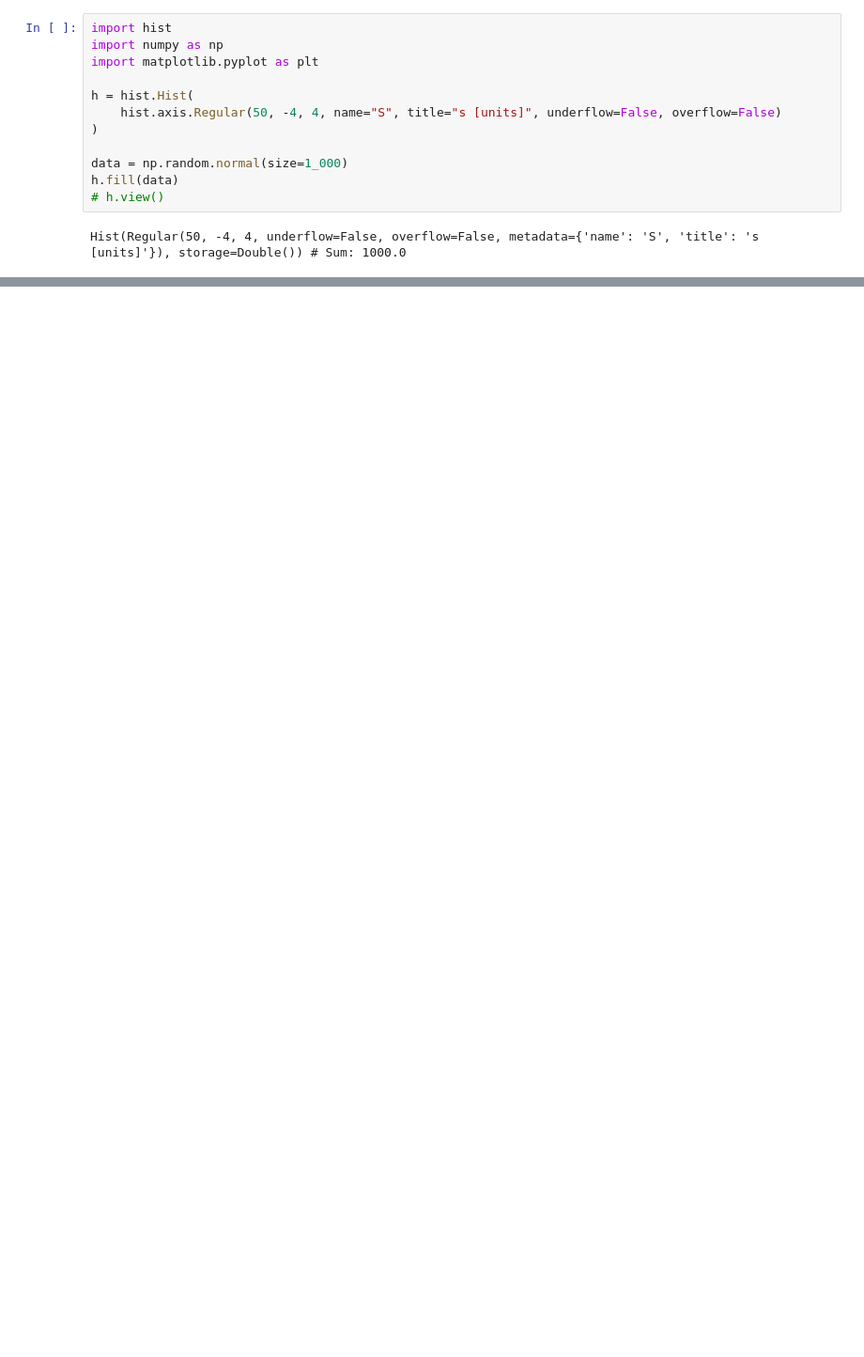
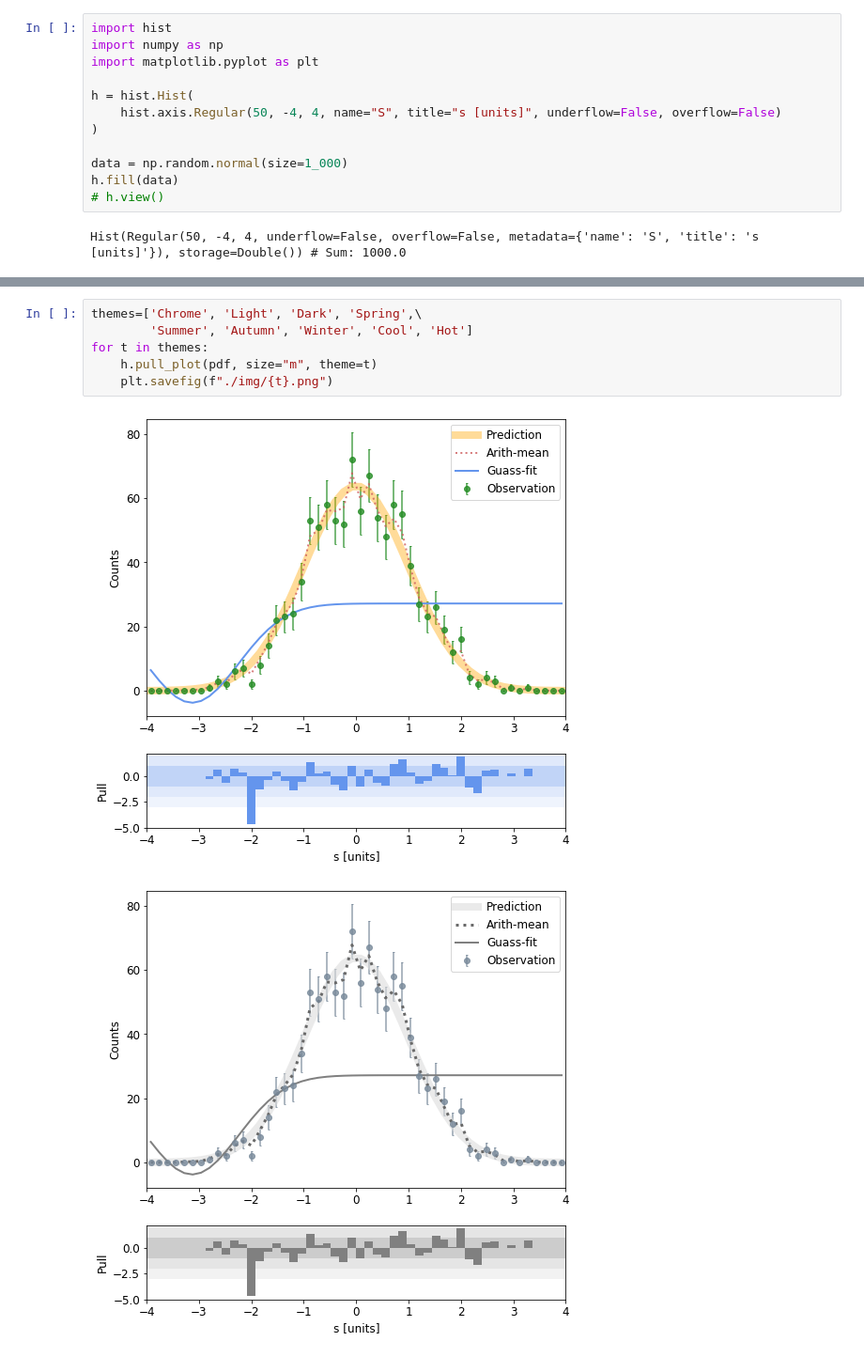
Before and after one commit to LovelyBuggies/Nino-hist, a Jupyter notebook: notebooks/Pull-Plot.ipynb, the cells around one changed output, grey strips where cells are left out. Shown at 94% size. Drawn from its saved outputs; the diff is of its cells as text; blank space fills up the shorter version.

```diff
--- a/notebooks/Pull-Plot.ipynb
+++ b/notebooks/Pull-Plot.ipynb
@@ -39,0 +40,9 @@ fig.savefig("ax-img.png")
+# %%
+themes=['Chrome', 'Light', 'Dark', 'Spring',\
+        'Summer', 'Autumn', 'Winter', 'Cool', 'Hot']
+for t in themes:
+    h.pull_plot(pdf, size="m", theme=t)
+    plt.savefig(f"./img/{t}.png")
+# %% [output]
+[figure, added]
+[figure, added]
```
Also changed, not shown: parts of 4 cells of this notebook, 11 other files.
